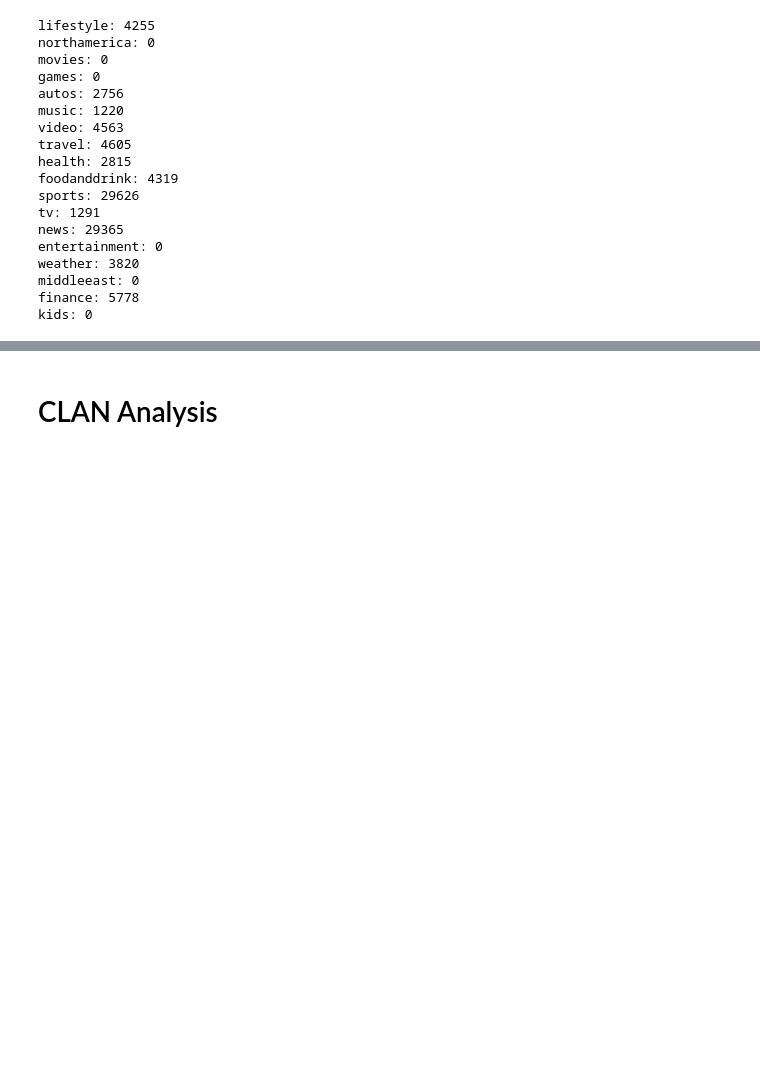
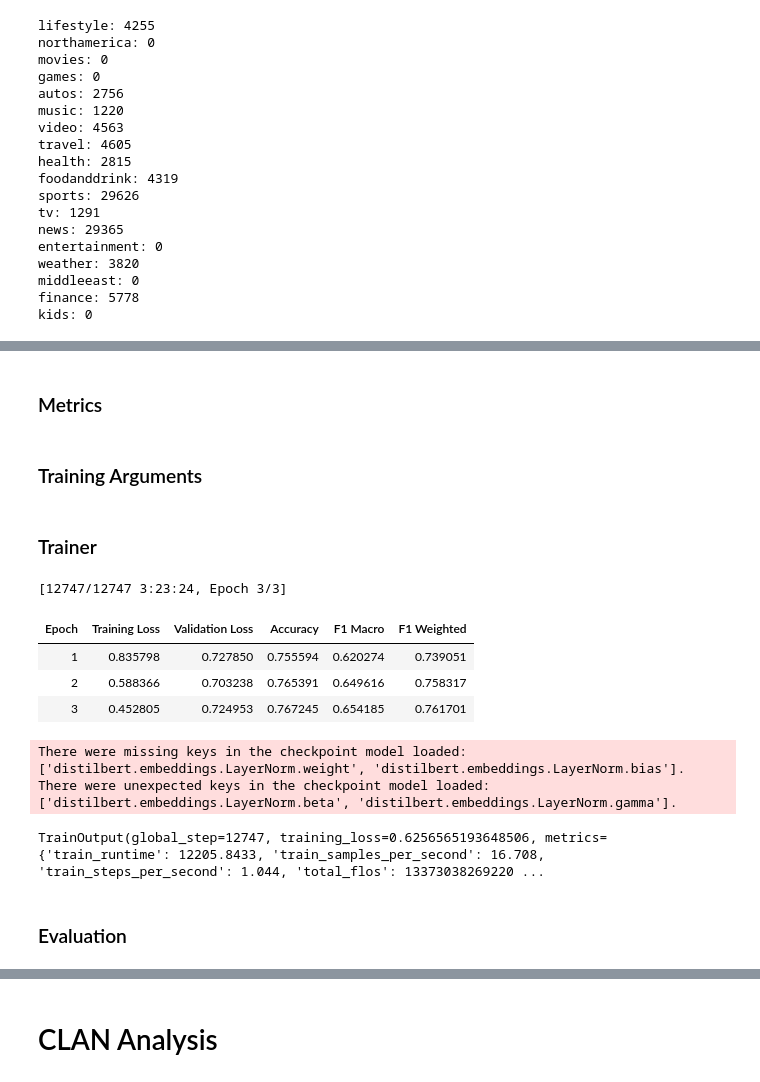
Before and after one commit to jshaha/Microsoft-sp26, a Jupyter notebook: clan_use_ideation.ipynb, the cells around one changed output, grey strips where cells are left out. Cells and saved outputs as stored; diff of their text form; code cells hidden in the pictures; blank space fills up the shorter version.

```diff
--- a/clan_use_ideation.ipynb
+++ b/clan_use_ideation.ipynb
@@ -441,0 +539,3 @@ kids: 0
+# %%
+checkpoint = "distilbert-base-uncased"
+tokenizer = AutoTokenizer.from_pretrained(checkpoint)
@@ -441,0 +552,3 @@ kids: 0
+# %%
+num_labels = df["label"].nunique()
+model = DistilBertForSequenceClassification.from_pretrained(checkpoint, num_labels=num_labels)
@@ -441,0 +572,55 @@ kids: 0
+# %% [markdown]
+### Metrics
+# %%
+def compute_metrics(eval_pred):
+    logits, labels = eval_pred
+    predictions = np.argmax(logits, axis=-1)
+    return {
+        "accuracy": accuracy_score(labels, predictions),
+        "f1_macro": f1_score(labels, predictions, average="macro"),
+        "f1_weighted": f1_score(labels, predictions, average="weighted")
+    }
+# %% [markdown]
+### Training Arguments
+# %%
+training_args = TrainingArguments(
+    output_dir="./distilbert_title_classification",
+    eval_strategy="epoch",
+    save_strategy="epoch",
+    logging_strategy="epoch",
+    load_best_model_at_end=True,
+    metric_for_best_model="f1_macro",
+    greater_is_better=True,
+    per_device_train_batch_size=16,
+    per_device_eval_batch_size=32,
+    num_train_epochs=3,
+    learning_rate=2e-5,
+    weight_decay=0.01,
+    save_total_limit=2,
+    report_to="none"
+)
+# %% [markdown]
+### Trainer
+# %%
+trainer = Trainer(
+    model=model,
+    args=training_args,
+    train_dataset=tokenized_datasets["train"],
+    eval_dataset=tokenized_datasets["validation"],
+    processing_class=tokenizer,
+    compute_metrics=compute_metrics,
+    data_collator=data_collator
+)
+
+trainer.train()
+# %% [output]
+[12747/12747 3:23:24, Epoch 3/3]
+| Epoch | Training Loss | Validation Loss | Accuracy | F1 Macro | F1 Weighted |
+| 1 | 0.835798 | 0.727850 | 0.755594 | 0.620274 | 0.739051 |
+| 2 | 0.588366 | 0.703238 | 0.765391 | 0.649616 | 0.758317 |
+| 3 | 0.452805 | 0.724953 | 0.767245 | 0.654185 | 0.761701 |
+There were missing keys in the checkpoint model loaded: ['distilbert.embeddings.LayerNorm.weight', 'distilbert.embeddings.LayerNorm.bias'].
+There were unexpected keys in the checkpoint model loaded: ['distilbert.embeddings.LayerNorm.beta', 'distilbert.embeddings.LayerNorm.gamma'].
+TrainOutput(global_step=12747, training_loss=0.6256565193648506, metrics={'train_runtime': 12205.8433, 'train_samples_per_second': 16.708, 'train_steps_per_second': 1.044, 'total_flos': 13373038269220 ...
+# %% [markdown]
+### Evaluation
```
Also changed, not shown: parts of 22 cells of this notebook, 7 other files.
